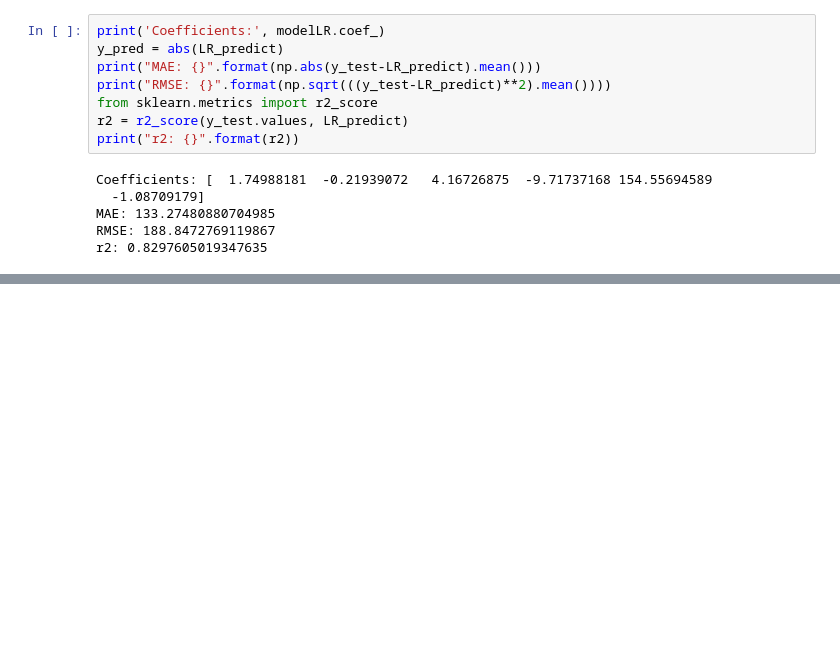
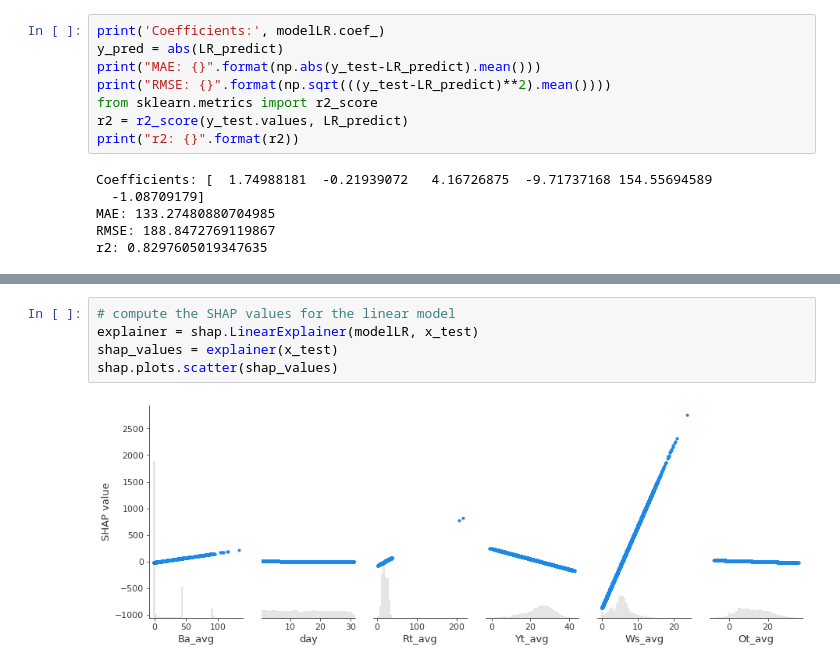
Before and after one commit to jo997/BA-WindPowerForecasting, a Jupyter notebook: Jupyter Notebooks/models/Multiple Linear Regression.ipynb, the cells around one changed output, grey strips where cells are left out. Cells and saved outputs as stored; diff of their text form; blank space fills up the shorter version.

```diff
--- a/Jupyter Notebooks/models/Multiple Linear Regression.ipynb
+++ b/Jupyter Notebooks/models/Multiple Linear Regression.ipynb
@@ -283,0 +271,7 @@ shap.summary_plot(shap_values, x, plot_type="bar")
+# %%
+# compute the SHAP values for the linear model
+explainer = shap.LinearExplainer(modelLR, x_test)
+shap_values = explainer(x_test)
+shap.plots.scatter(shap_values)
+# %% [output]
+[figure, added]
```
Also changed, not shown: parts of 11 cells of this notebook.
